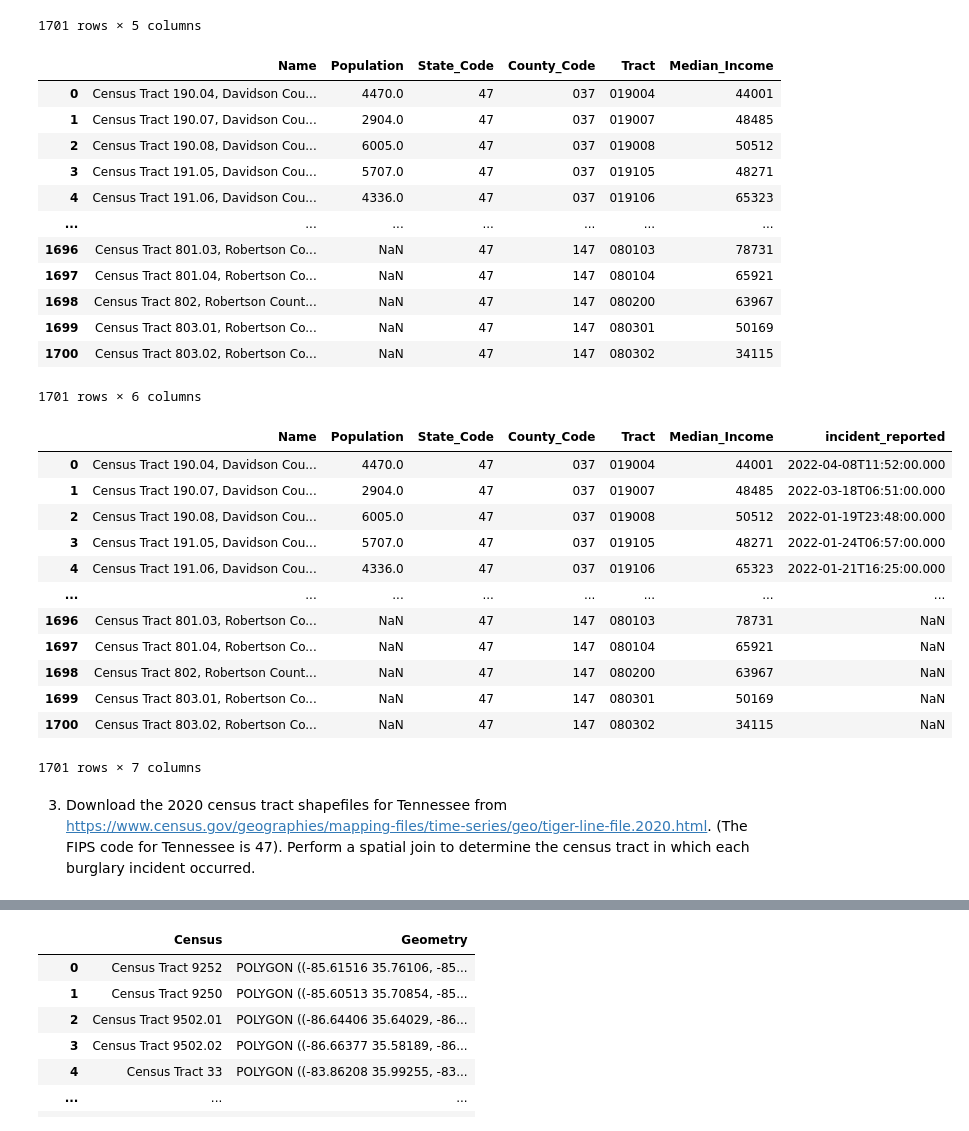
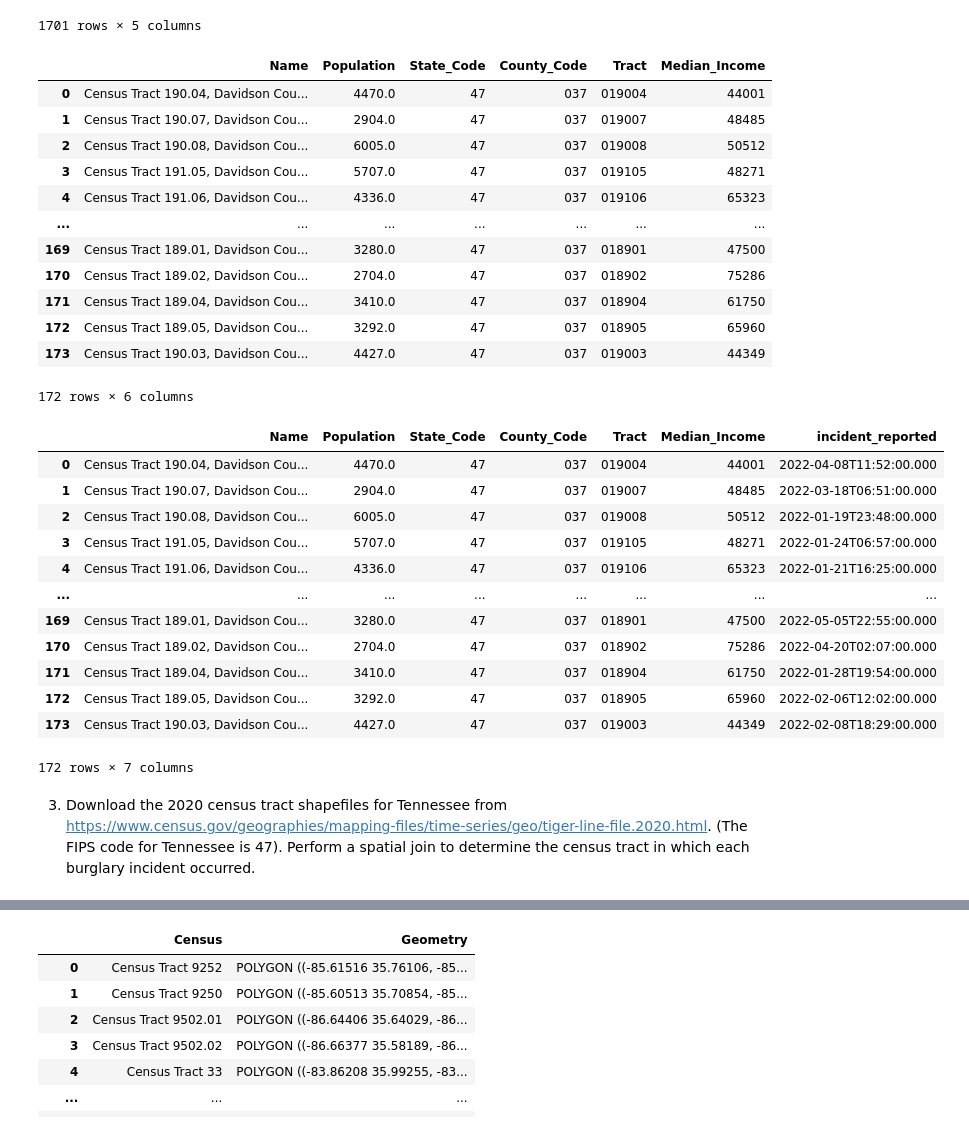
Before and after one commit to nss-data-science-cohort-6/api_project-pizza_twizzlers, a Jupyter notebook: API Pizza Twizzlers.ipynb, the cells around one changed output, grey strips where cells are left out. Drawn from its saved outputs; the diff is of its cells as text; code cells hidden in the pictures.

```diff
--- a/API Pizza Twizzlers.ipynb
+++ b/API Pizza Twizzlers.ipynb
@@ -215,8 +197,8 @@ tn_median_income
 | 1701 | Census Tract 803.02, Robertson Co... | 34115 | 47 | 147 | 080302 |
 1702 rows × 5 columns
 # %%
-tn_davidson_median_income_df = tn_median_income.rename(columns ={0:'Name', 1: 'Median_Income', 2: 'State_Code', 3: 'County_Code', 4: 'Tract'})
-tn_davidson_median_income_df
+tn_median_income_df = tn_median_income.rename(columns ={0:'Name', 1: 'Median_Income', 2: 'State_Code', 3: 'County_Code', 4: 'Tract'})
+tn_median_income_df
 # %% [output]
 |  | Name | Median_Income | State_Code | County_Code | Tract |
 | 0 | NAME | S1901_C01_012E | state | county | tract |
@@ -232,8 +214,8 @@ tn_davidson_median_income_df
 | 1701 | Census Tract 803.02, Robertson Co... | 34115 | 47 | 147 | 080302 |
 1702 rows × 5 columns
 # %%
-tn_davidson_median_income_df = tn_davidson_median_income_df.drop(labels=0, axis=0)
-tn_davidson_median_income_df
+tn_median_income_df = tn_median_income_df.drop(labels=0, axis=0)
+tn_median_income_df
 # %% [output]
 |  | Name | Median_Income | State_Code | County_Code | Tract |
 | 1 | Census Tract 190.04, Davidson Cou... | 44001 | 47 | 037 | 019004 |
@@ -249,8 +231,11 @@ tn_davidson_median_income_df
 | 1701 | Census Tract 803.02, Robertson Co... | 34115 | 47 | 147 | 080302 |
 1701 rows × 5 columns
 # %%
-tn_davidson_census_income = pd.merge(tn_davidson_census, tn_davidson_median_income_df, how = 'outer')
-tn_davidson_census_income
+tn_census_income = pd.merge(tn_davidson_census, tn_median_income_df, how = 'outer')
+tn_census_income = tn_census_income[tn_census_income['Population'] != 0]
+tn_census_income = tn_census_income[tn_census_income['Median_Income'] != 0]
+tn_census_income = tn_census_income.dropna()
+tn_census_income
 # %% [output]
 |  | Name | Population | State_Code | County_Code | Tract | Median_Income |
 | 0 | Census Tract 190.04, Davidson Cou... | 4470.0 | 47 | 037 | 019004 | 44001 |
@@ -259,31 +244,31 @@ tn_davidson_census_income
 | 3 | Census Tract 191.05, Davidson Cou... | 5707.0 | 47 | 037 | 019105 | 48271 |
 | 4 | Census Tract 191.06, Davidson Cou... | 4336.0 | 47 | 037 | 019106 | 65323 |
 | ... | ... | ... | ... | ... | ... | ... |
-| 1696 | Census Tract 801.03, Robertson Co... | NaN | 47 | 147 | 080103 | 78731 |
-| 1697 | Census Tract 801.04, Robertson Co... | NaN | 47 | 147 | 080104 | 65921 |
-| 1698 | Census Tract 802, Robertson Count... | NaN | 47 | 147 | 080200 | 63967 |
-| 1699 | Census Tract 803.01, Robertson Co... | NaN | 47 | 147 | 080301 | 50169 |
-| 1700 | Census Tract 803.02, Robertson Co... | NaN | 47 | 147 | 080302 | 34115 |
+| 169 | Census Tract 189.01, Davidson Cou... | 3280.0 | 47 | 037 | 018901 | 47500 |
+| 170 | Census Tract 189.02, Davidson Cou... | 2704.0 | 47 | 037 | 018902 | 75286 |
+| 171 | Census Tract 189.04, Davidson Cou... | 3410.0 | 47 | 037 | 018904 | 61750 |
+| 172 | Census Tract 189.05, Davidson Cou... | 3292.0 | 47 | 037 | 018905 | 65960 |
+| 173 | Census Tract 190.03, Davidson Cou... | 4427.0 | 47 | 037 | 019003 | 44349 |
-1701 rows × 6 columns
+172 rows × 6 columns
 # %%
-tn_davidson_census_income['incident_reported'] = incidents_GH
-tn_davidson_census_income
+tn_census_income['incident_reported'] = incidents_GH
+tn_census_income
 # %% [output]
 |  | Name | Population | State_Code | County_Code | Tract | Median_Income | incident_reported |
 | 0 | Census Tract 190.04, Davidson Cou... | 4470.0 | 47 | 037 | 019004 | 44001 | 2022-04-08T11:52:00.000 |
 | 1 | Census Tract 190.07, Davidson Cou... | 2904.0 | 47 | 037 | 019007 | 48485 | 2022-03-18T06:51:00.000 |
 | 2 | Census Tract 190.08, Davidson Cou... | 6005.0 | 47 | 037 | 019008 | 50512 | 2022-01-19T23:48:00.000 |
 | 3 | Census Tract 191.05, Davidson Cou... | 5707.0 | 47 | 037 | 019105 | 48271 | 2022-01-24T06:57:00.000 |
 | 4 | Census Tract 191.06, Davidson Cou... | 4336.0 | 47 | 037 | 019106 | 65323 | 2022-01-21T16:25:00.000 |
 | ... | ... | ... | ... | ... | ... | ... | ... |
-| 1696 | Census Tract 801.03, Robertson Co... | NaN | 47 | 147 | 080103 | 78731 | NaN |
-| 1697 | Census Tract 801.04, Robertson Co... | NaN | 47 | 147 | 080104 | 65921 | NaN |
-| 1698 | Census Tract 802, Robertson Count... | NaN | 47 | 147 | 080200 | 63967 | NaN |
-| 1699 | Census Tract 803.01, Robertson Co... | NaN | 47 | 147 | 080301 | 50169 | NaN |
-| 1700 | Census Tract 803.02, Robertson Co... | NaN | 47 | 147 | 080302 | 34115 | NaN |
+| 169 | Census Tract 189.01, Davidson Cou... | 3280.0 | 47 | 037 | 018901 | 47500 | 2022-05-05T22:55:00.000 |
+| 170 | Census Tract 189.02, Davidson Cou... | 2704.0 | 47 | 037 | 018902 | 75286 | 2022-04-20T02:07:00.000 |
+| 171 | Census Tract 189.04, Davidson Cou... | 3410.0 | 47 | 037 | 018904 | 61750 | 2022-01-28T19:54:00.000 |
+| 172 | Census Tract 189.05, Davidson Cou... | 3292.0 | 47 | 037 | 018905 | 65960 | 2022-02-06T12:02:00.000 |
+| 173 | Census Tract 190.03, Davidson Cou... | 4427.0 | 47 | 037 | 019003 | 44349 | 2022-02-08T18:29:00.000 |
-1701 rows × 7 columns
+172 rows × 7 columns
-# %% [markdown]
-3. Download the 2020 census tract shapefiles for Tennessee from https://www.census.gov/geographies/mapping-files/time-series/geo/tiger-line-file.2020.html. (The FIPS code for Tennessee is 47). Perform a spatial join to determine the census tract in which each burglary incident occurred.
+# %% [markdown]
+3. Download the 2020 census tract shapefiles for Tennessee from https://www.census.gov/geographies/mapping-files/time-series/geo/tiger-line-file.2020.html. (The FIPS code for Tennessee is 47). Perform a spatial join to determine the census tract in which each burglary incident occurred.
 # %%
 census_track = gpd.read_file('./tn_census_tract/')
 # %%
```
Also changed, not shown: parts of 14 cells of this notebook.
